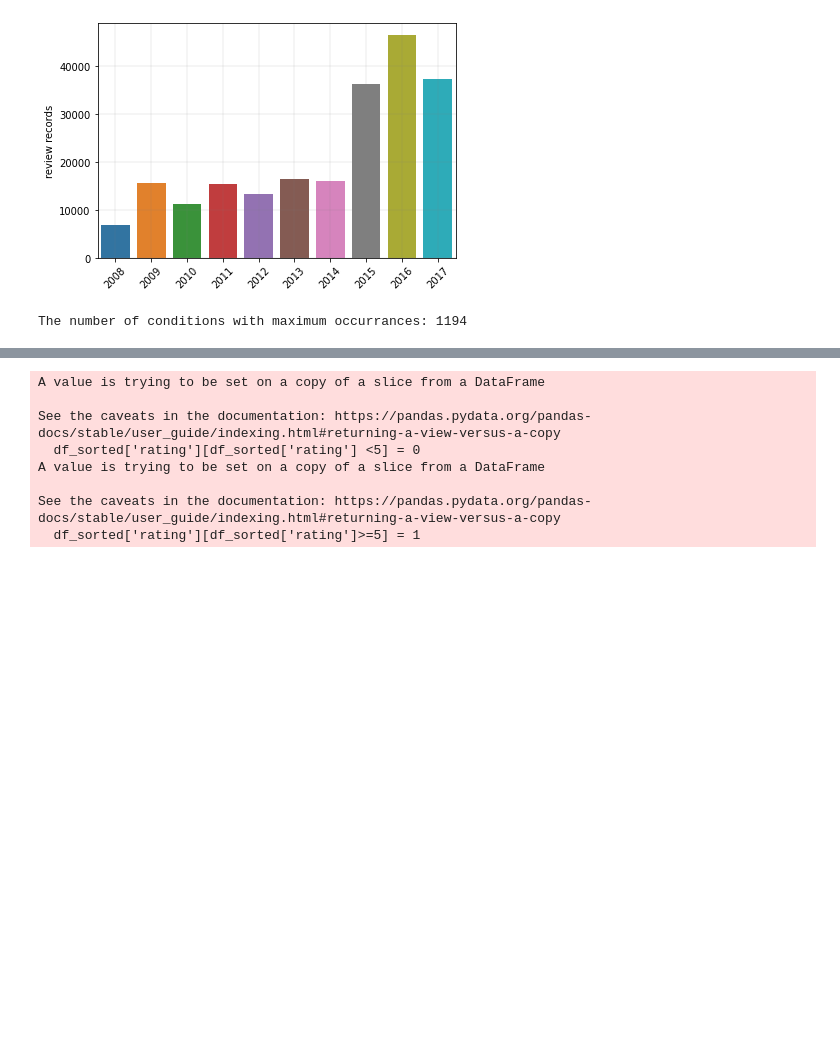
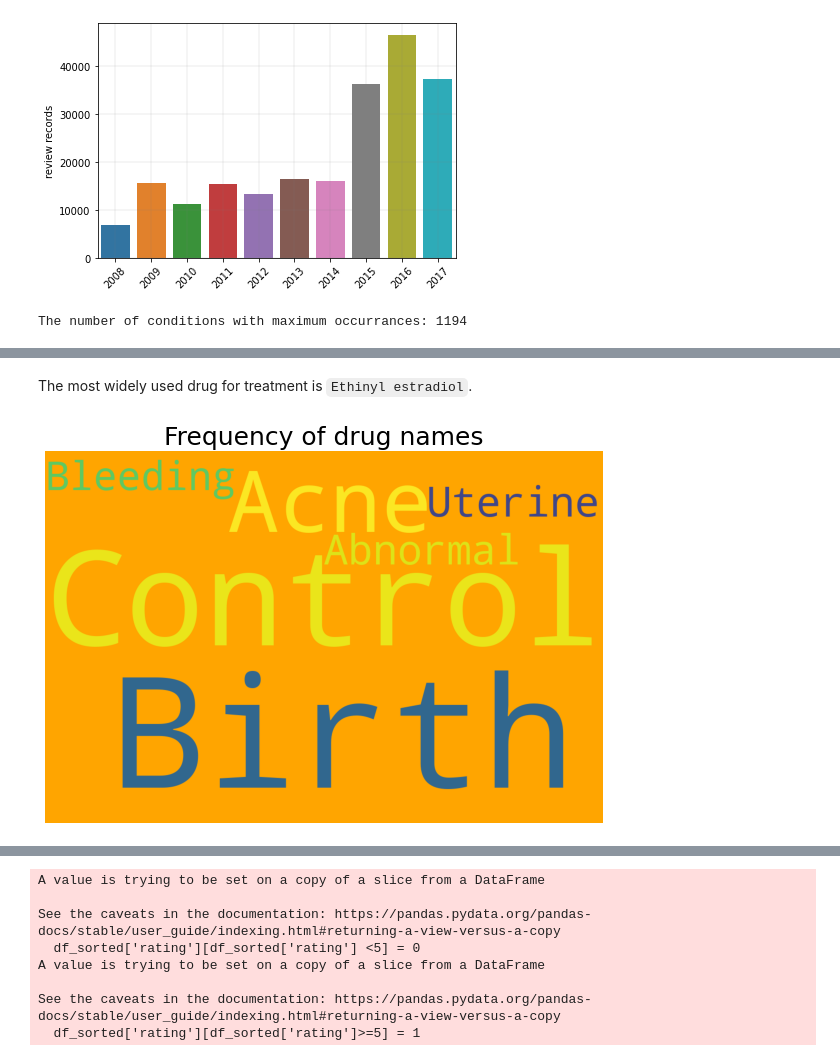
Before and after one commit to Hadi2525/applied_ML, a Jupyter notebook: Pharma/drug_model.ipynb, the cells around one changed output, grey strips where cells are left out. Drawn from its saved outputs; the diff is of its cells as text; code cells hidden in the pictures; blank space fills up the shorter version.

```diff
--- a/Pharma/drug_model.ipynb
+++ b/Pharma/drug_model.ipynb
@@ -71,0 +107,24 @@ plt.show()
+# %% [markdown]
+The most widely used drug for treatment is `Ethinyl estradiol`.
+# %%
+conditions_treated_with_ethinyl = df[df['drugName'].str.contains('ethinyl estradiol',
+                                                                 case=False)][['condition']]
+condition_for_ethinyl_words = str(conditions_treated_with_ethinyl)
+text = condition_for_ethinyl_words
+rep = {'columns':'','rows':'','x':'','condition':''}
+rep = dict((re.escape(k), v) for k, v in rep.items())
+pattern = re.compile("|".join(rep.keys()))
+text = pattern.sub(lambda m: rep[re.escape(m.group(0))], text)
+
+filtered_condition_for_ethinyl_words = re.sub('[^A-Za-z]+', ' ', text)
+wordcloud_condition_ethinyl = WordCloud(background_color='orange',
+                      stopwords=stopwords,width=1200,
+                      height=800).generate(filtered_condition_for_ethinyl_words)
+
+plt.rcParams['figure.figsize'] = (10,10)
+plt.title('Frequency of drug names',fontsize=25)
+plt.axis('off')
+plt.imshow(wordcloud_condition_ethinyl)
+plt.show()
+# %% [output]
+[figure, added]
```
Also changed, not shown: parts of 23 cells of this notebook.
